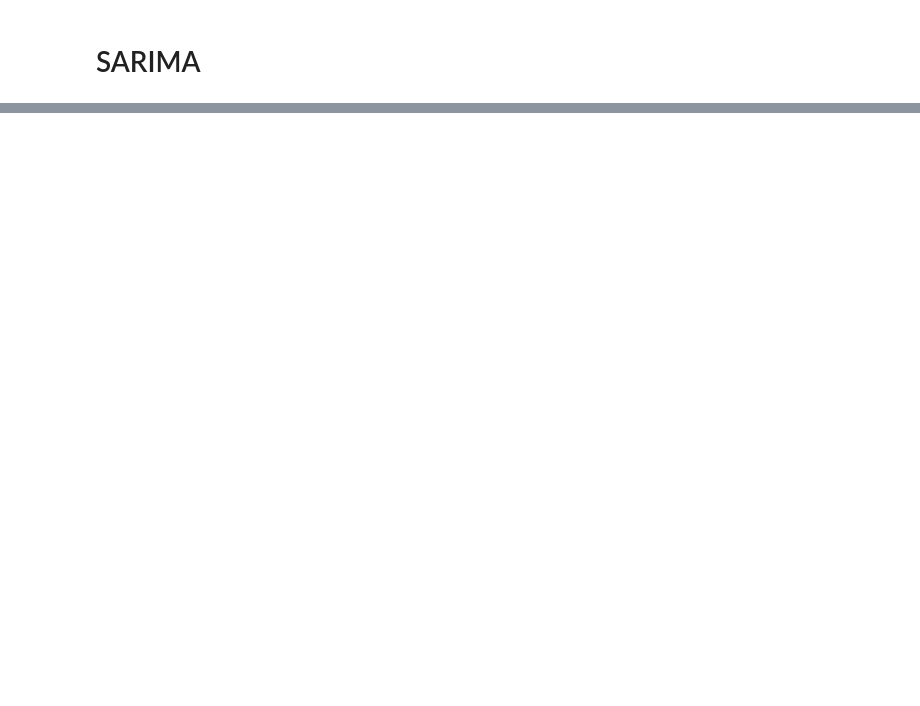
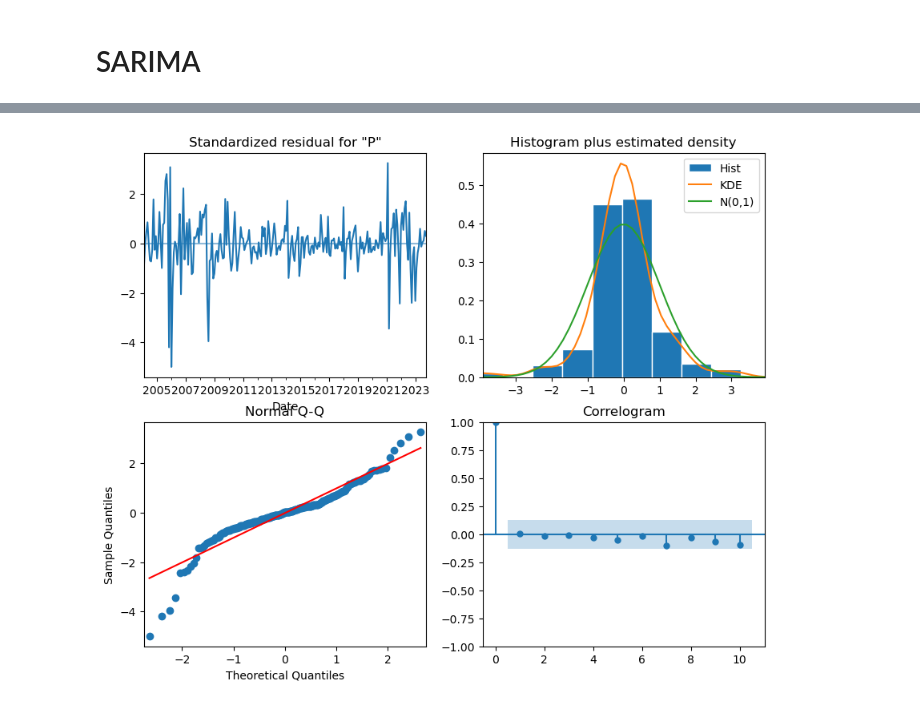
Before and after one commit to akimalikhanov/w, a Jupyter notebook: chap_2_codes_gas.ipynb, the cells around one changed output, grey strips where cells are left out. Drawn from its saved outputs; the diff is of its cells as text; code cells hidden in the pictures; blank space fills up the shorter version.

```diff
--- a/chap_2_codes_gas.ipynb
+++ b/chap_2_codes_gas.ipynb
@@ -154,0 +158,7 @@ train.shape, test.shape
+# %%
+sarima_model=SARIMAX(train, order=(4,1,3), seasonal_order=(0,0,0,12)) # find on Mac
+sarima_model_fit=sarima_model.fit(disp=False)
+# %%
+sarima_model_fit.plot_diagnostics(figsize=(10,8));
+# %% [output]
+[figure, added]
```
Also changed, not shown: parts of 83 cells of this notebook, 1 other file.
